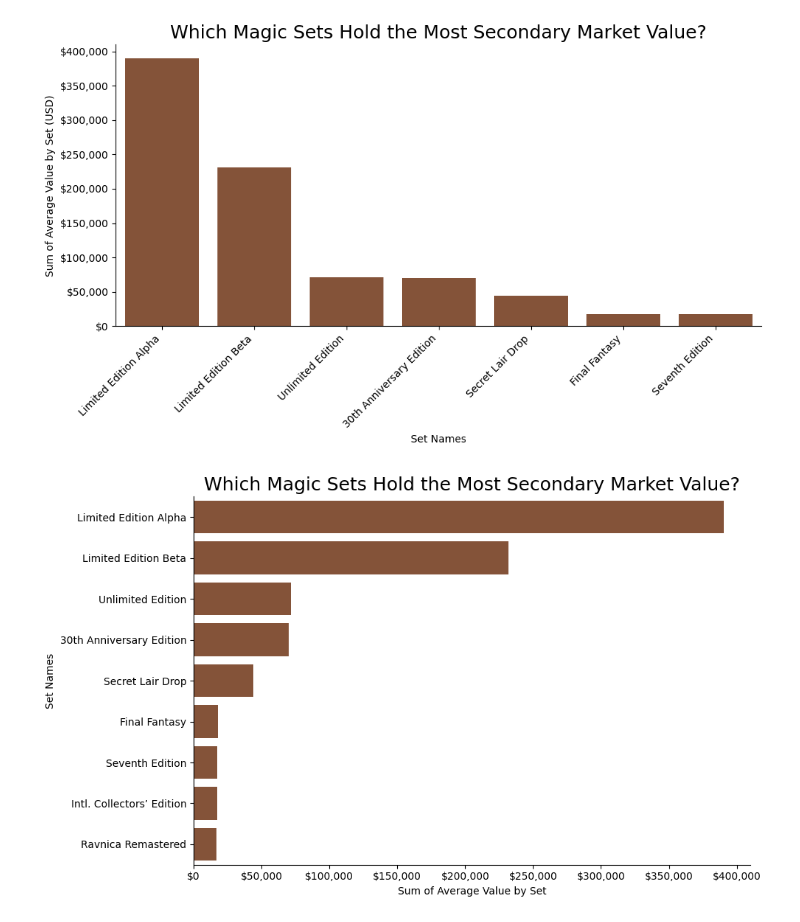
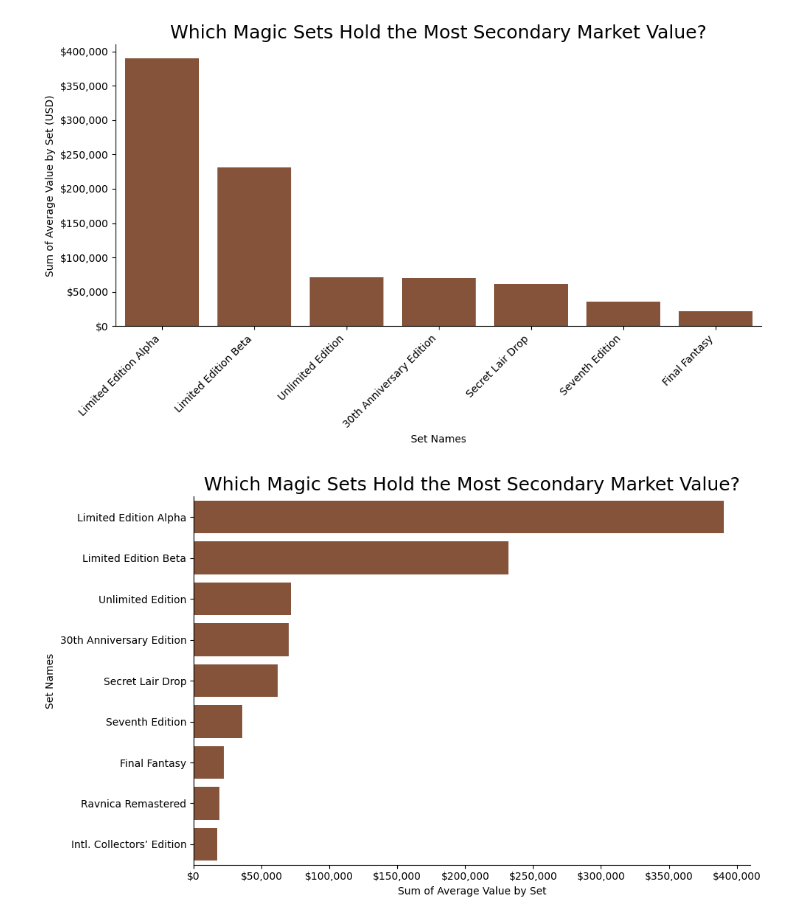
Before and after one commit to CurtisSchneider1/ccgPriceAnalysis, a Jupyter notebook: notebooks/visualization.ipynb, the cells around one changed output. Saved outputs shown, nothing was run; the diff lists cells and outputs as text; code cells hidden in the pictures.

```diff
--- a/notebooks/visualization.ipynb
+++ b/notebooks/visualization.ipynb
@@ -68,28 +68,28 @@ plt.show()
 # %%
 # set comparison magic
-setAvg = dfm3.groupby('setName')['avgPrice'].sum().sort_values(ascending=False)
+setAvg = dfm4.groupby('setName')['avgPrice'].sum().sort_values(ascending=False)
 
 plt.figure(figsize=(10,6))
 # plt.bar(setAvg.index, setAvg.values, color = '#914F2C', width = 0.8)
 #sns.barplot(setAvg, color = '#914F2C', width = 0.8)
 sns.barplot(setAvg, color = '#914F2C', width = 0.8)
 plt.title('Which Magic Sets Hold the Most Secondary Market Value?', fontsize=18)
 plt.xlabel("Set Names")
 plt.ylabel("Sum of Average Value by Set (USD)")
 plt.ticklabel_format(style='plain', axis='y')
 plt.xticks(rotation=45, ha="right")
 
 ax = plt.gca()
 ax.set_xlim([-0.5, 6.5])
 ax.yaxis.set_major_formatter(tkr.FuncFormatter(lambda x, _: f'${x:,.0f}'))
 
 sns.despine()
 plt.tight_layout()
 plt.show()
 # %% [output]
-[figure, old version]
+[figure, new version]
 # %%
-setAvg2 = dfm3.groupby('setName')['avgPrice'].sum().sort_values(ascending = False)
+setAvg2 = dfm4.groupby('setName')['avgPrice'].sum().sort_values(ascending = False)
 
 plt.figure(figsize=(10,6))
 
@@ -106,6 +106,6 @@ sns.despine()
 plt.tight_layout()
 plt.show()
 # %% [output]
-[figure, old version]
+[figure, new version]
 # %%
 # group comparison pokemon
```
Also changed, not shown: parts of 3 cells of this notebook, 4 other files.
